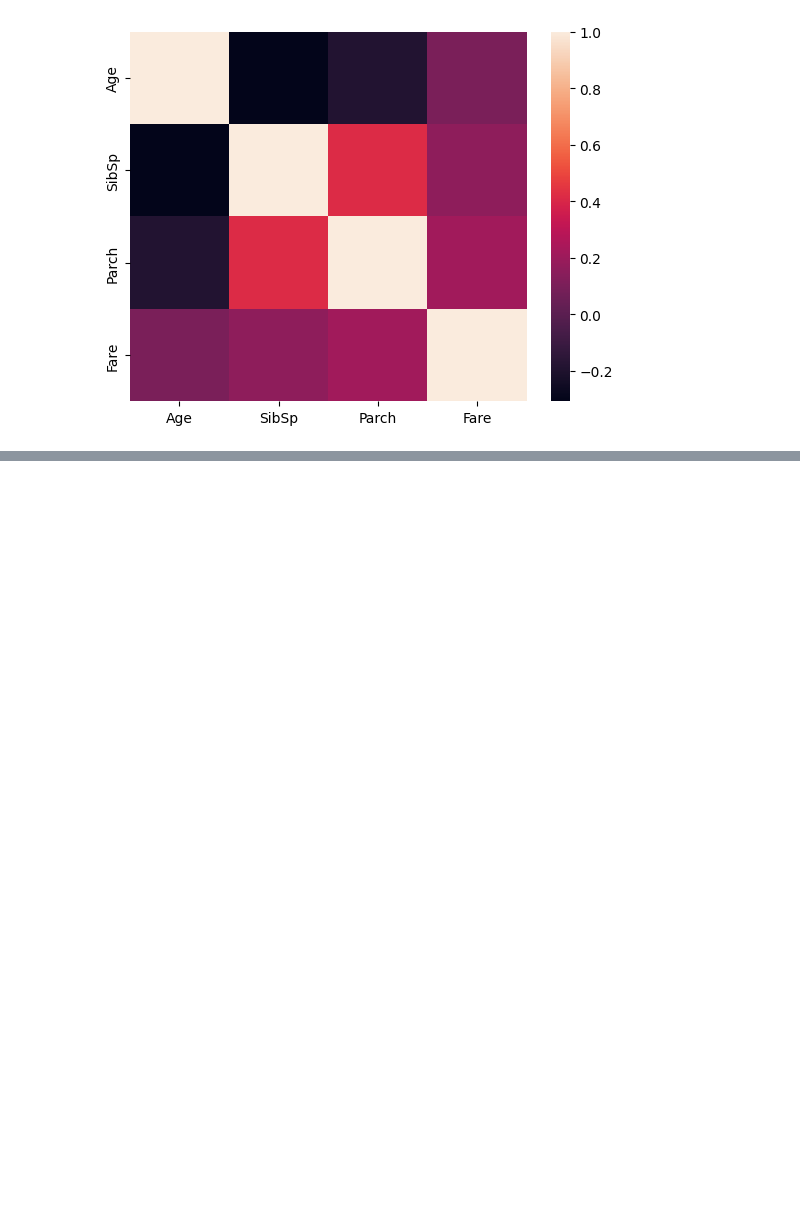
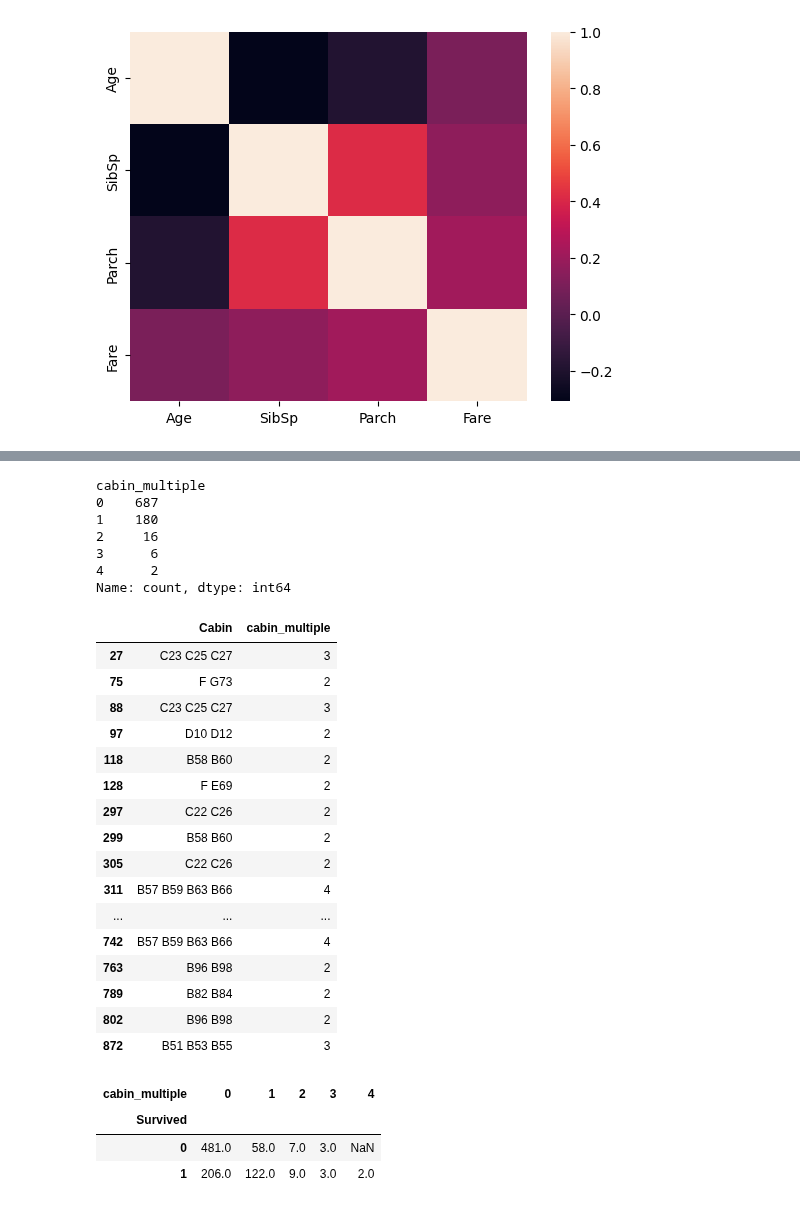
Before and after one commit to huanrafa/ProjectPracticing, a Jupyter notebook: Titanic - Machine Learning from Disaster/Titanic project.ipynb, the cells around one changed output, grey strips where cells are left out. Cells and saved outputs as stored; diff of their text form; code cells hidden in the pictures; blank space fills up the shorter version.

```diff
--- a/Titanic - Machine Learning from Disaster/Titanic project.ipynb
+++ b/Titanic - Machine Learning from Disaster/Titanic project.ipynb
@@ -109,0 +145,38 @@ pd.pivot_table(training, index='Survived', values=['Age', 'SibSp', 'Parch', 'Far
+# %%
+#TAKE A CLOSER LOOK AT "Cabin" COLUMN:
+
+training['cabin_multiple'] = training['Cabin'].apply(lambda x: 0 if pd.isna(x) else len(x.split(' ')))
+print(training['cabin_multiple'].value_counts())
+training[training['cabin_multiple'] >= 2][['Cabin', 'cabin_multiple']]
+# %% [output]
+cabin_multiple
+0    687
+1    180
+2     16
+3      6
+4      2
+Name: count, dtype: int64
+|  | Cabin | cabin_multiple |
+| 27 | C23 C25 C27 | 3 |
+| 75 | F G73 | 2 |
+| 88 | C23 C25 C27 | 3 |
+| 97 | D10 D12 | 2 |
+| 118 | B58 B60 | 2 |
+| 128 | F E69 | 2 |
+| 297 | C22 C26 | 2 |
+| 299 | B58 B60 | 2 |
+| 305 | C22 C26 | 2 |
+| 311 | B57 B59 B63 B66 | 4 |
+| ... | ... | ... |
+| 742 | B57 B59 B63 B66 | 4 |
+| 763 | B96 B98 | 2 |
+| 789 | B82 B84 | 2 |
+| 802 | B96 B98 | 2 |
+| 872 | B51 B53 B55 | 3 |
+# %%
+pd.pivot_table(data = training, index='Survived', columns='cabin_multiple', values='Ticket', aggfunc='count')
+# %% [output]
+| cabin_multiple | 0 | 1 | 2 | 3 | 4 |
+| Survived |  |  |  |  |  |
+| 0 | 481.0 | 58.0 | 7.0 | 3.0 | NaN |
+| 1 | 206.0 | 122.0 | 9.0 | 3.0 | 2.0 |
```
Also changed, not shown: parts of 10 cells of this notebook.
